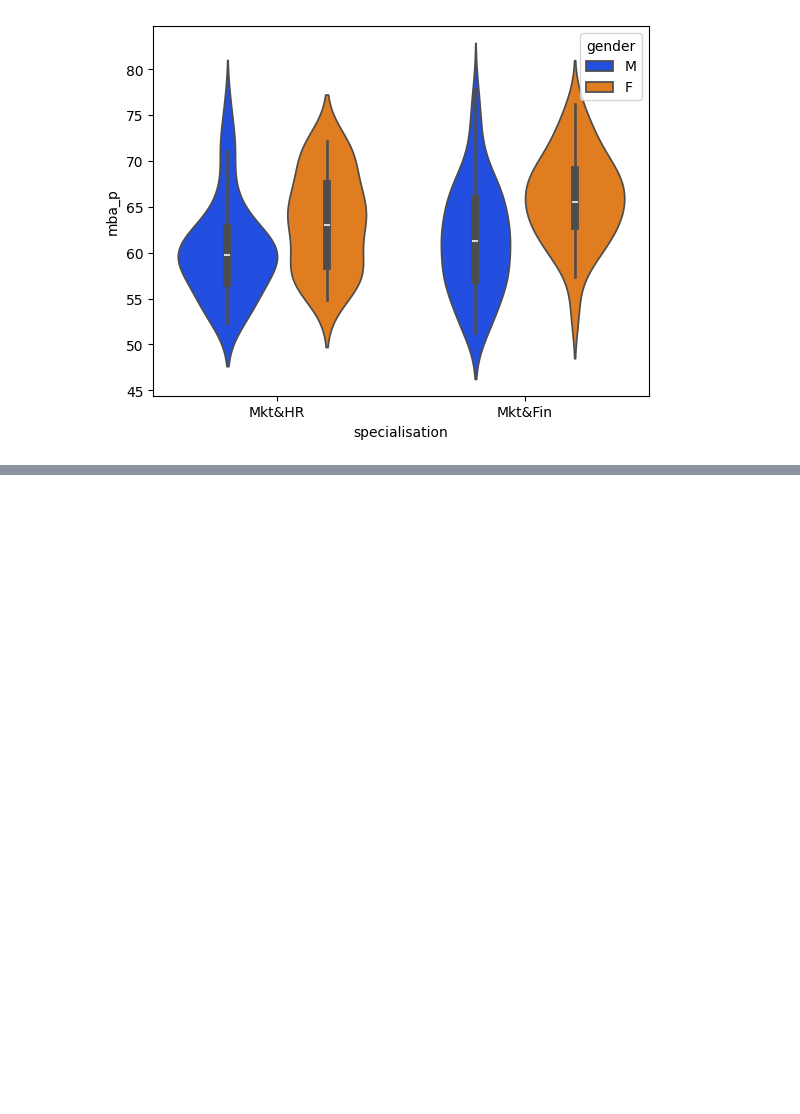
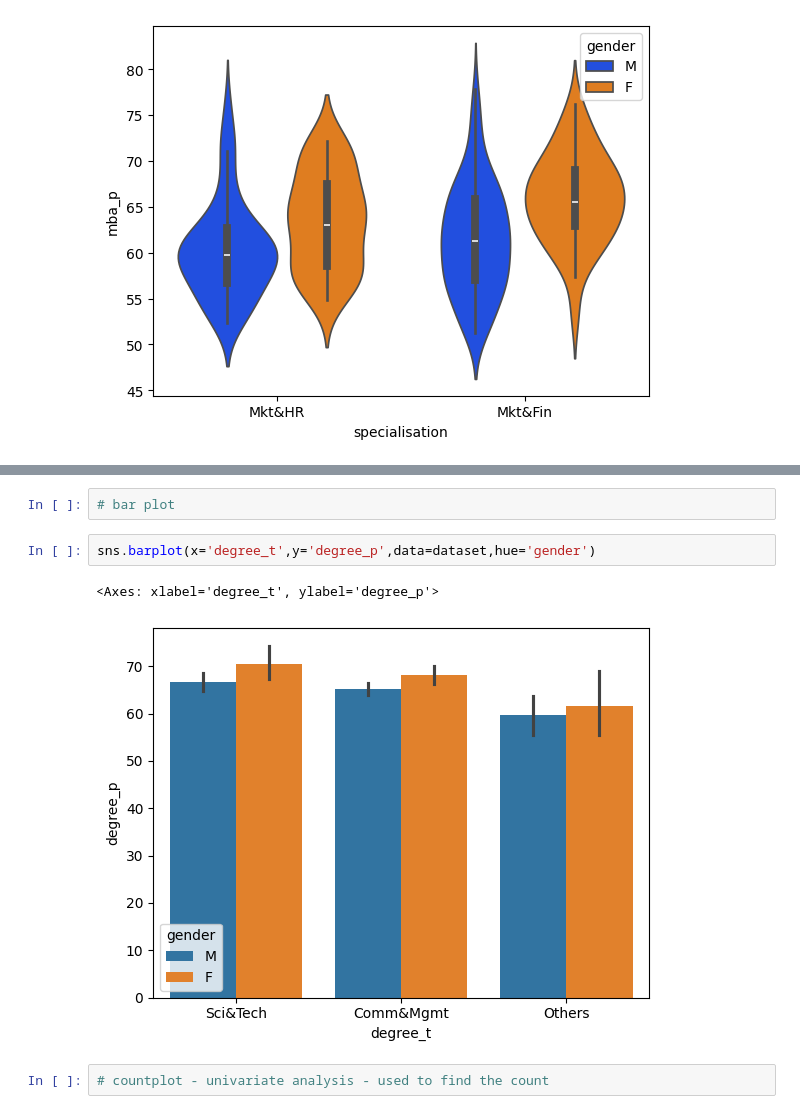
Before and after one commit to ShameemBanuAI/Data-Visualization, a Jupyter notebook: Seaborn_Placement.ipynb, the cells around one changed output, grey strips where cells are left out. Saved outputs shown, nothing was run; the diff lists cells and outputs as text; blank space fills up the shorter version.

```diff
--- a/Seaborn_Placement.ipynb
+++ b/Seaborn_Placement.ipynb
@@ -127,0 +135,9 @@ sns.violinplot(x='specialisation',y='mba_p',data=dataset,palette='bright',hue='g
+# %%
+# bar plot
+# %%
+sns.barplot(x='degree_t',y='degree_p',data=dataset,hue='gender')
+# %% [output]
+<Axes: xlabel='degree_t', ylabel='degree_p'>
+[figure, added]
+# %%
+# countplot - univariate analysis - used to find the count
```
Also changed, not shown: parts of 7 cells of this notebook.
